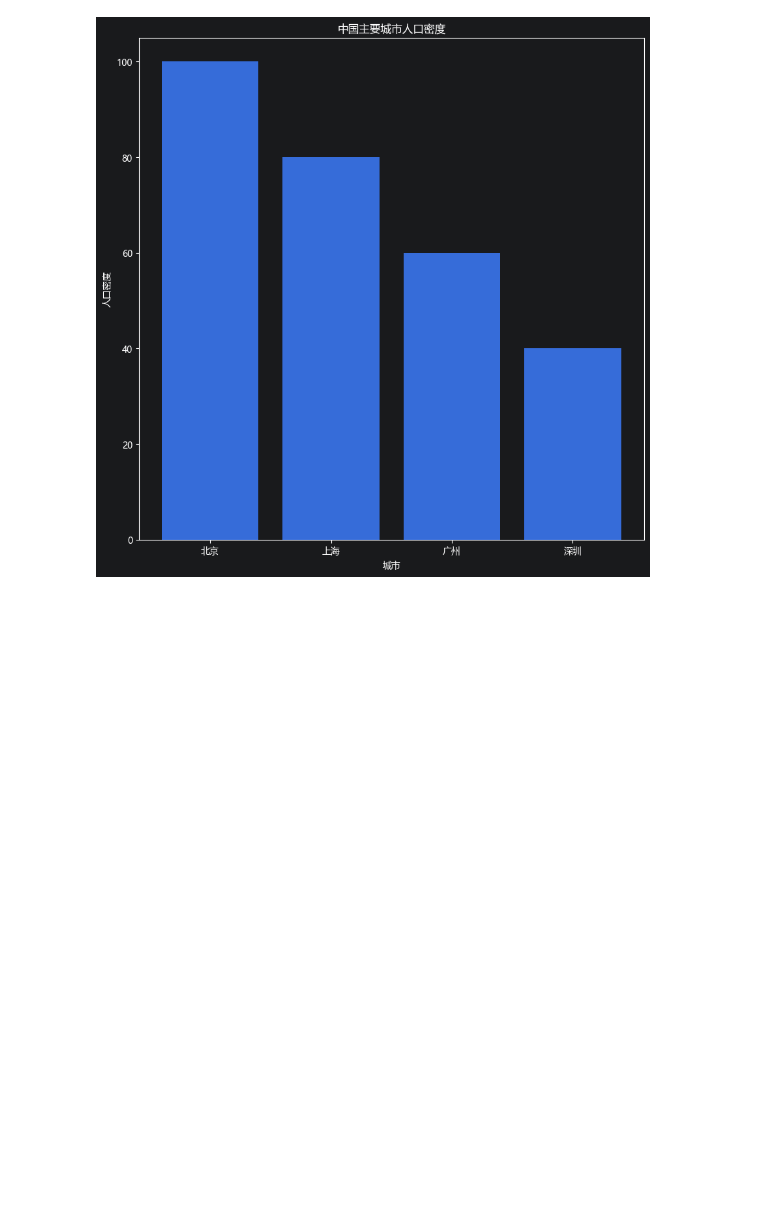
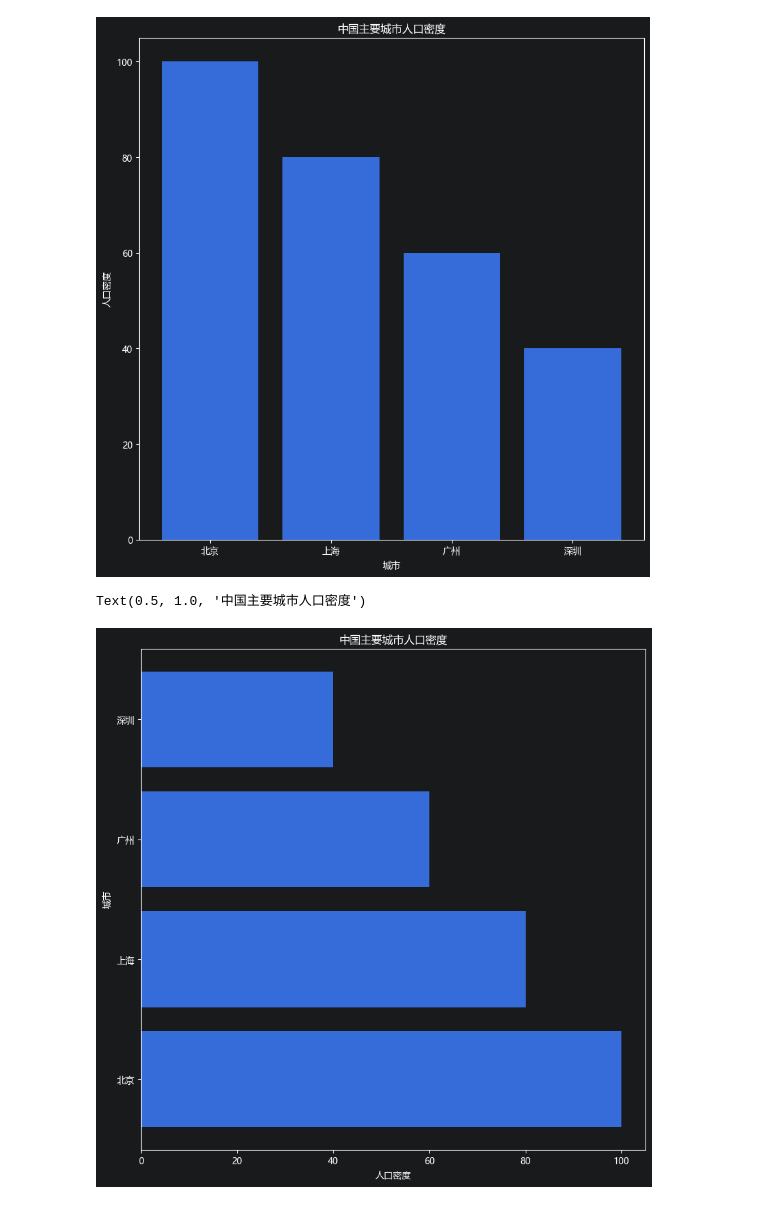
Before and after one commit to wj254897055/learn-python-machine-learning, a Jupyter notebook: section-1/introduction-to-matpotlib-2.ipynb, the cells around one changed output. Drawn from its saved outputs; the diff is of its cells as text; code cells hidden in the pictures; blank space fills up the shorter version.

```diff
--- a/section-1/introduction-to-matpotlib-2.ipynb
+++ b/section-1/introduction-to-matpotlib-2.ipynb
@@ -61,3 +61,13 @@ ax.set_title("中国主要城市人口密度")
 # %% [output]
 Text(0.5, 1.0, '中国主要城市人口密度')
 [figure]
+# %%
+people_area = {"北京": 100, "上海": 80, "广州": 60, "深圳": 40}
+fig, ax = plt.subplots(figsize=(10,10))
+ax.barh(list(people_area.keys()),list(people_area.values()))
+ax.set_xlabel("人口密度")
+ax.set_ylabel("城市")
+ax.set_title("中国主要城市人口密度")
+# %% [output]
+Text(0.5, 1.0, '中国主要城市人口密度')
+[figure, added]
```
